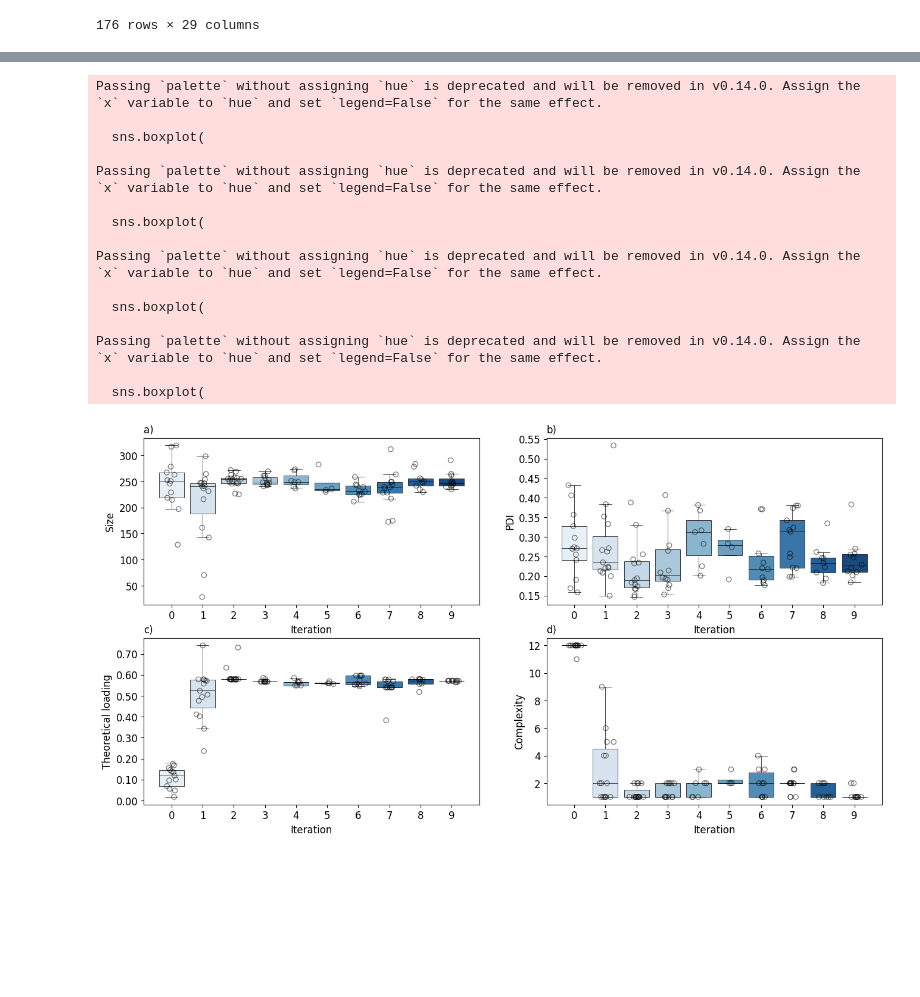
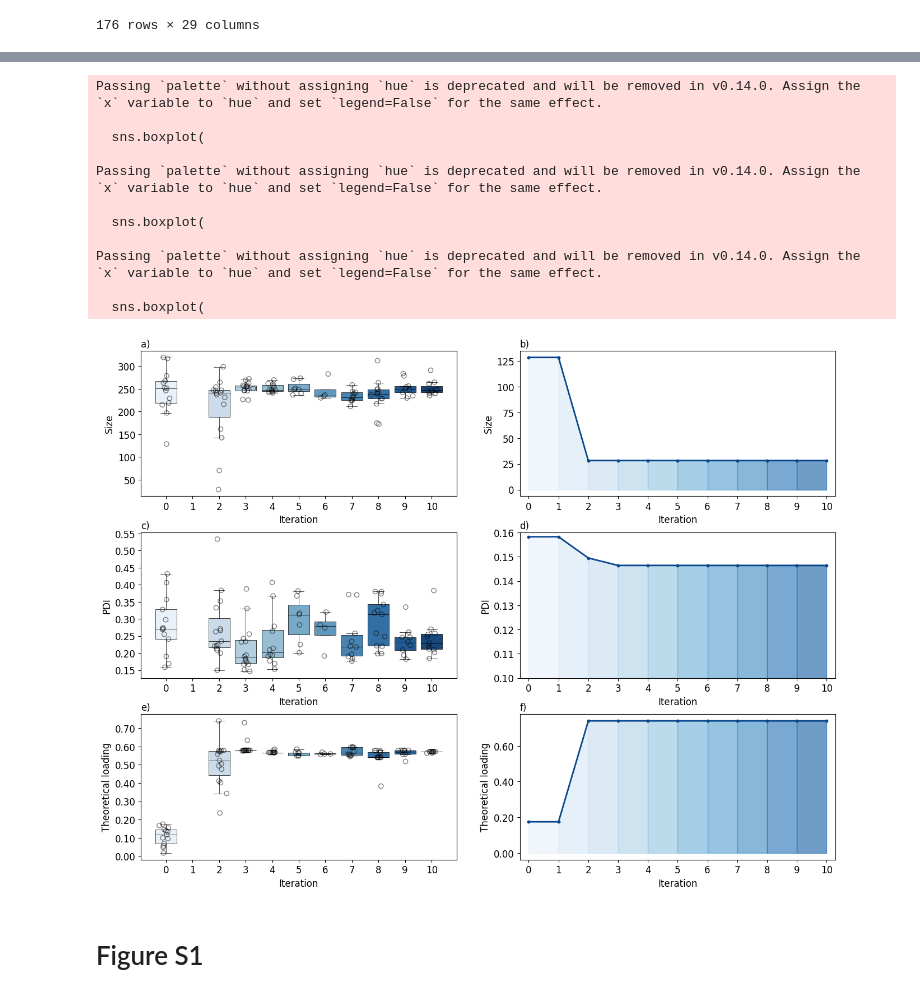
Before and after one commit to ZeqingBao/SDL5_Nano, a Jupyter notebook: 1st_round_screening/1st_data_analysis.ipynb, the cells around one changed output, grey strips where cells are left out. Saved outputs shown, nothing was run; the diff lists cells and outputs as text; code cells hidden in the pictures; blank space fills up the shorter version.

```diff
--- a/1st_round_screening/1st_data_analysis.ipynb
+++ b/1st_round_screening/1st_data_analysis.ipynb
@@ -47,5 +48,5 @@ data
 organic_phase = ['SL_1', 'SL_2', 'SL_3', 'LL_1', 'LL_2', 'LL_3', 'P_1', 'P_2', 'P_3']
 aqueous_phase = ['S_1', 'S_2', 'S_3']
 component_cols = organic_phase + aqueous_phase
-objectives = ['Solu', 'Size', 'PDI']
+objectives = ['Theoretical loading', 'Size', 'PDI']
 # %%
@@ -693,41 +415,49 @@ objectives = ['Size', 'PDI', 'Theoretical loading', 'Complexity', 'Hypervolume']
 # %%
-# plot optimization process as boxplots (formulation quality = 1)
-
-fig = plt.figure(figsize=(16, 8))
-grid = plt.GridSpec(2, 2, wspace=0.2, hspace=0.2)
+fig = plt.figure(figsize=(16, 16))
+grid = plt.GridSpec(4, 2, wspace=0.2, hspace=0.25)
 
 data_to_plot = data_1.copy()
 
 ax1 = fig.add_subplot(grid[0, 0])
 boxplot(data_to_plot, 'Size', ax1, 'a)')
 
-ax2 = fig.add_subplot(grid[0, 1])
-boxplot(data_to_plot, 'PDI', ax2, 'b)')
+ax2 = fig.add_subplot(grid[1, 0])
+boxplot(data_to_plot, 'PDI', ax2, 'c)')
 
-ax3 = fig.add_subplot(grid[1, 0])
-boxplot(data_to_plot, 'Theoretical loading', ax3, 'c)')
+ax3 = fig.add_subplot(grid[2, 0])
+boxplot(data_to_plot, 'Theoretical loading', ax3, 'e)')
 
-ax4 = fig.add_subplot(grid[1, 1])
-boxplot(data_to_plot, 'Complexity', ax4, 'd)')
+# ax4 = fig.add_subplot(grid[3, 0])
+# boxplot(data_to_plot, 'Complexity', ax4, 'g)')
+
+ax5 = fig.add_subplot(grid[0, 1])
+traceplot(data_to_plot, 'Size', ax5, 'b)', minimize=True)
+
+ax6 = fig.add_subplot(grid[1, 1])
+traceplot(data_to_plot, 'PDI', ax6, 'd)', minimize=True)
+
+ax7 = fig.add_subplot(grid[2, 1])
+traceplot(data_to_plot, 'Theoretical loading', ax7, 'f)', minimize=False)  # maximize here
+
+# ax8 = fig.add_subplot(grid[3, 1])
+# traceplot(data_to_plot, 'Complexity', ax8, 'h)', minimize=True)
 
 fig.patch.set(facecolor='none')
-fig.canvas.print_figure('Boxplot.png', dpi=600)
+fig.savefig('Figure_2.png', dpi=600, transparent=True)
 plt.show()
 # %% [output]
 Passing `palette` without assigning `hue` is deprecated and will be removed in v0.14.0. Assign the `x` variable to `hue` and set `legend=False` for the same effect.
 
   sns.boxplot(
 
 Passing `palette` without assigning `hue` is deprecated and will be removed in v0.14.0. Assign the `x` variable to `hue` and set `legend=False` for the same effect.
 
   sns.boxplot(
 
 Passing `palette` without assigning `hue` is deprecated and will be removed in v0.14.0. Assign the `x` variable to `hue` and set `legend=False` for the same effect.
 
   sns.boxplot(
-
-Passing `palette` without assigning `hue` is deprecated and will be removed in v0.14.0. Assign the `x` variable to `hue` and set `legend=False` for the same effect.
-
-  sns.boxplot(
-[figure, old version]
+[figure, new version]
+# %% [markdown]
+# Figure S1
 # %%
```
Also changed, not shown: parts of 30 cells of this notebook, 12 other files.
